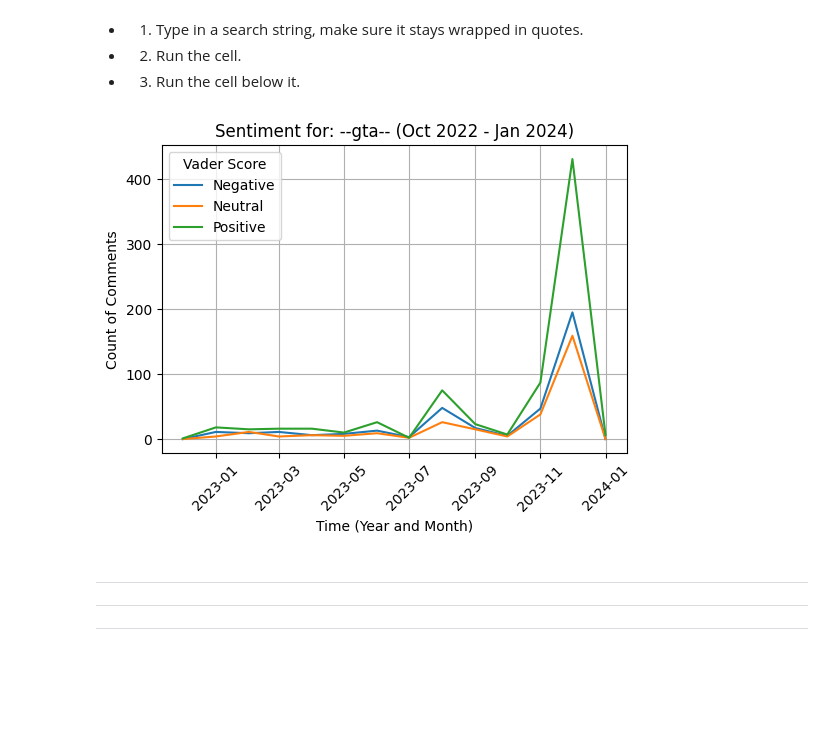
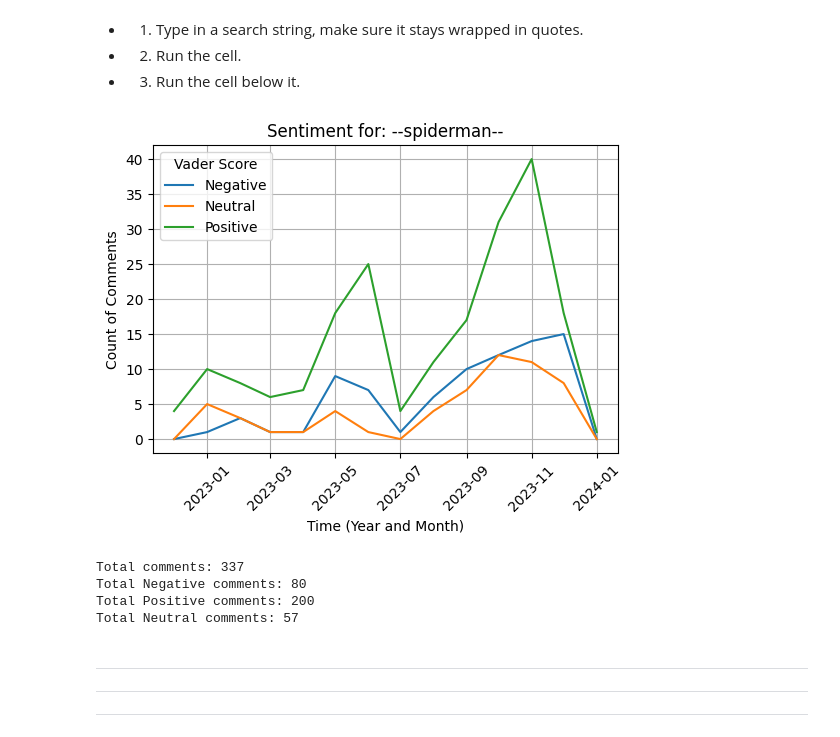
Before and after one commit to rsm-jeg031/Hackathon-2023-Team-3dPy, a Jupyter notebook: Visualizations/Searchable Sentiments.ipynb, the cells around one changed output. Cells and saved outputs as stored; diff of their text form; code cells hidden in the pictures; blank space fills up the shorter version.

```diff
--- a/Visualizations/AHMED_CODE_HERE!!!!.ipynb
+++ b/Visualizations/Searchable Sentiments.ipynb
@@ -53,30 +53,36 @@ plt.show()
 - 2. Run the cell.
 - 3. Run the cell below it.
 # %%
-search = "gta"
+search = "spiderman"
 # %%
 df_filtered = df[df.apply(lambda row: row.astype(str).str.contains(search).any(), axis=1)]
 
 vader_scores_over_time2 = df_filtered.groupby(['YearMonth', 'Vader_Score']).size().unstack(fill_value=0)
 vader_scores_over_time2 = vader_scores_over_time2.reset_index()
 vader_scores_over_time2['YearMonth'] = vader_scores_over_time2['YearMonth'].dt.to_timestamp()
 
-filtered_data2 = vader_scores_over_time2[
-    (vader_scores_over_time2['YearMonth'] >= '2022-10') &
-    (vader_scores_over_time2['YearMonth'] <= '2024-02')
-]
-
 plt.figure(figsize=(6, 4))
-sns.lineplot(x='YearMonth', y='value', hue='Vader_Score', data=filtered_data2.melt(id_vars='YearMonth'))
-plt.title(f'Sentiment for: --{search}-- (Oct 2022 - Jan 2024)')
+sns.lineplot(x='YearMonth', y='value', hue='Vader_Score', data=vader_scores_over_time2.melt(id_vars='YearMonth'))
+plt.title(f'Sentiment for: --{search}--')
 plt.xlabel('Time (Year and Month)')
 plt.ylabel('Count of Comments')
 plt.xticks(rotation=45)
 plt.legend(title='Vader Score')
 plt.grid(True)
 plt.show()
+
+temp_total_comments = vader_scores_over_time2["Negative"].sum() + vader_scores_over_time2["Positive"].sum() + vader_scores_over_time2["Neutral"].sum()
+
+print(f'Total comments: {temp_total_comments}')
+print(f'Total Negative comments: {vader_scores_over_time2["Negative"].sum()}')
+print(f'Total Positive comments: {vader_scores_over_time2["Positive"].sum()}')
+print(f'Total Neutral comments: {vader_scores_over_time2["Neutral"].sum()}')
 # %% [output]
-[figure, old version]
+[figure, new version]
+Total comments: 337
+Total Negative comments: 80
+Total Positive comments: 200
+Total Neutral comments: 57
 # %% [markdown]
 ---
 ---
```
Also changed, not shown: parts of 1 cell of this notebook, 3 other files.
